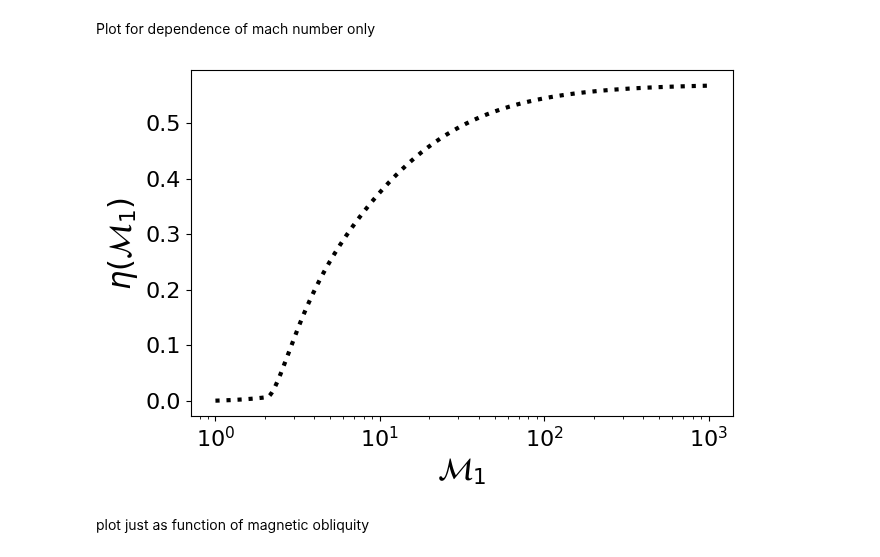
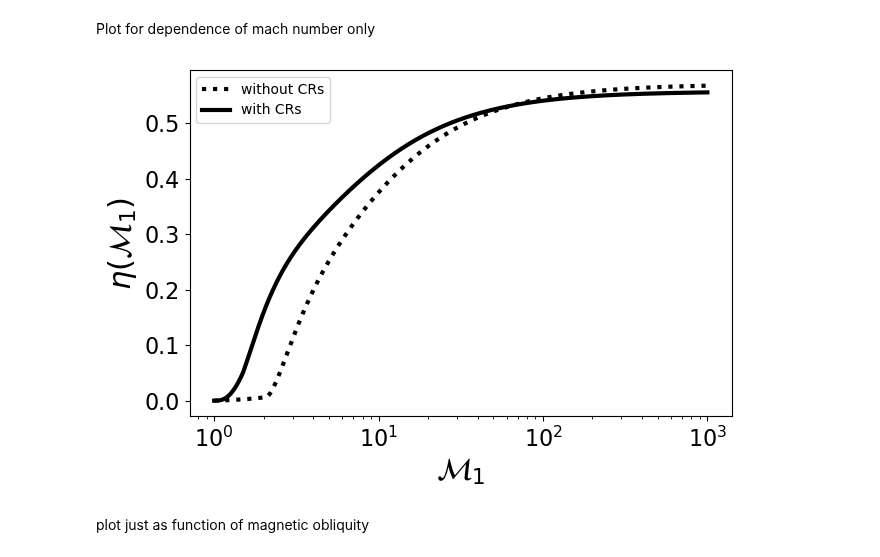
Before and after one commit to kwat0308/crbowshock_analysis_tools, a Jupyter notebook: calculate_sod_tests/plot_cr_acceleff.ipynb, the cells around one changed output. Saved outputs shown, nothing was run; the diff lists cells and outputs as text; code cells hidden in the pictures.

Commit message:
included pre-existing CRs in CR acceleration efficiency calculation

```diff
--- a/calculate_sod_tests/plot_cr_acceleff.ipynb
+++ b/calculate_sod_tests/plot_cr_acceleff.ipynb
@@ -7,10 +7,29 @@ from matplotlib import colormaps
 import matplotlib.colors as mcolors
 import matplotlib.cm as cm
 # %%
-def craccel_mach(mach, params):
+def density_jump(mach, gamma=5/3):
+    '''Density jump at a shock as a function of Mach number and adiabatic index gamma'''
+    return (gamma + 1) * mach**2 / ( (gamma - 1) * mach**2 + 2)
+
+def pressure_jump(mach, gamma=5/3):
+    '''Pressure jump at a shock as a function of Mach number and adiabatic index gamma'''
+    return 2 * gamma * mach**2 / (gamma + 1) - (gamma - 1) / (gamma + 1)
+
+def therm_eff(mach, gamma=5/3):
+    '''Thermal leakage injection efficiency as in Kang & Jones 2007'''
+    return 2 * (pressure_jump(mach, gamma) - density_jump(mach, gamma)**gamma) / (gamma * (gamma - 1) * mach**2 * density_jump(mach, gamma))
+
+def craccel_mach_nocrs(mach, params ):
     '''As in Kang & Jones 2007'''
     if mach <= 2:
         return 1.96e-3 * (mach**2 - 1)
+    else:
+        return np.sum(params * np.array( [(mach - 1)**n for n in range(0,5)] ) / mach**4)
+
+def craccel_mach_withcrs(mach, params ):
+    '''As in Kang & Jones 2007'''
+    if mach <= 1.5:
+        return 1.025 * therm_eff(mach)
     else:
         return np.sum(params * np.array( [(mach - 1)**n for n in range(0,5)] ) / mach**4)
 
@@ -19,34 +38,38 @@ def craccel_mgob(theta_B, theta_crit=np.pi/4, delta_B=np.pi/18):
     return 0.5 * (np.tanh( (theta_crit - theta_B) / delta_B) + 1)
 
 
-def craccel_machs(machs, params):
-    return np.array([craccel_mach(m, params) for m in machs])
+def craccel_machs_nocrs(machs, params= np.array([5.46, -9.78, 4.17, -0.334, 0.57])):
+    return np.array([craccel_mach_nocrs(m, params) for m in machs])
+
+def craccel_machs_withcrs(machs, params= np.array([0.240, -1.56, 2.80, 0.512, 0.557])):
+    return np.array([craccel_mach_withcrs(m, params) for m in machs])
 # %% [markdown]
 Plot for dependence of mach number only
 # %%
-# define the parameters
-b_arr = np.array([5.46, -9.78, 4.17, -0.334, 0.57])
-
 # dependence of mach number only
 mach_arr = np.logspace(0, 3, 1000)
-craccel_mach_arr = craccel_machs(mach_arr, b_arr)
+craccel_mach_arr = craccel_machs_nocrs(mach_arr)
+craccel_mach_crs_arr = craccel_machs_withcrs(mach_arr)
 # %%
 fig, ax = plt.subplots(figsize=(7,4.5))
 
-ax.plot(mach_arr, craccel_mach_arr, ls=":", color="k", lw=3.0)
+ax.plot(mach_arr, craccel_mach_arr, ls=":", color="k", lw=3.0, label="without CRs")
+ax.plot(mach_arr, craccel_mach_crs_arr, ls="-", color="k", lw=3.0, label="with CRs")
 
 ax.set_xlabel(r"$\mathcal{M}_1$", fontsize=22)
 
 ax.set_ylabel(r"$\eta(\mathcal{M}_1)$", fontsize=22)
 
 ax.tick_params(axis='both', which='major', labelsize=16)
 ax.tick_params(axis='both', which='minor', labelsize=14)
 
+ax.legend()
+
 ax.set_xscale("log")
 
-fig.savefig(os.path.join("/home/watanabe/Projects/meerkat_bowshocks/figures/sod_crinj", "cracceleff_mach.pdf"), dpi=300, bbox_inches="tight")
+# fig.savefig(os.path.join("/home/watanabe/Projects/meerkat_bowshocks/figures/sod_crinj", "cracceleff_mach.pdf"), dpi=300, bbox_inches="tight")
 # %% [output]
-[figure, old version]
+[figure, new version]
 # %% [markdown]
 plot just as function of magnetic obliquity
 # %%
```
Also changed, not shown: parts of 4 cells of this notebook, 4 other files.
